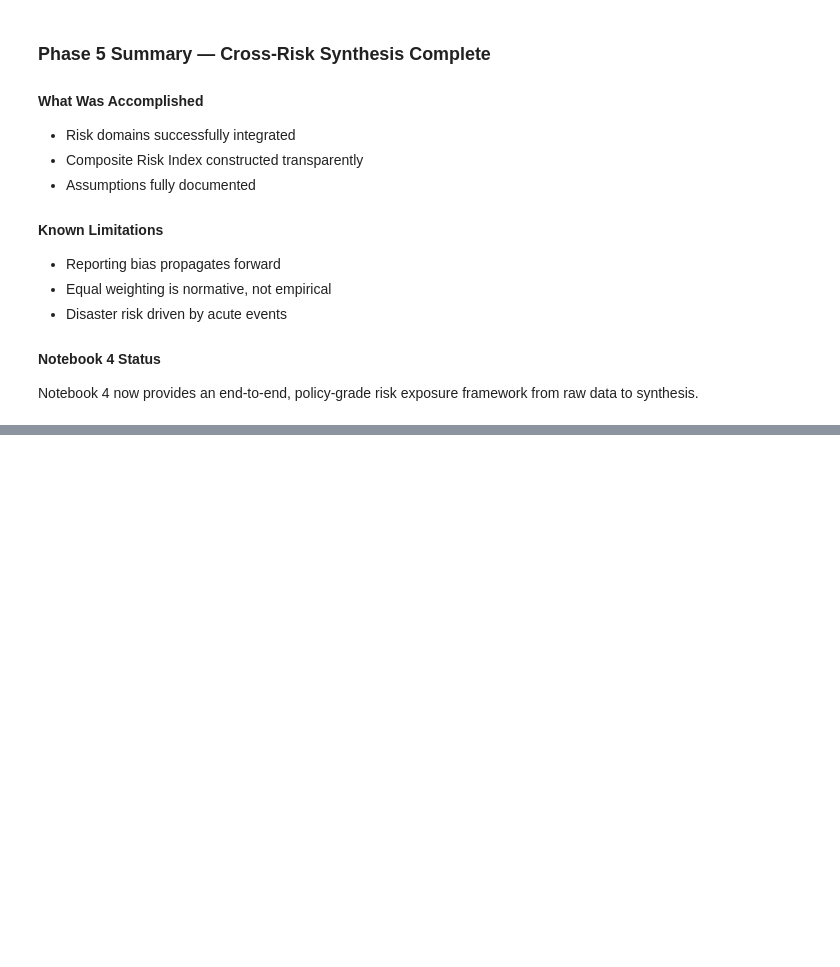
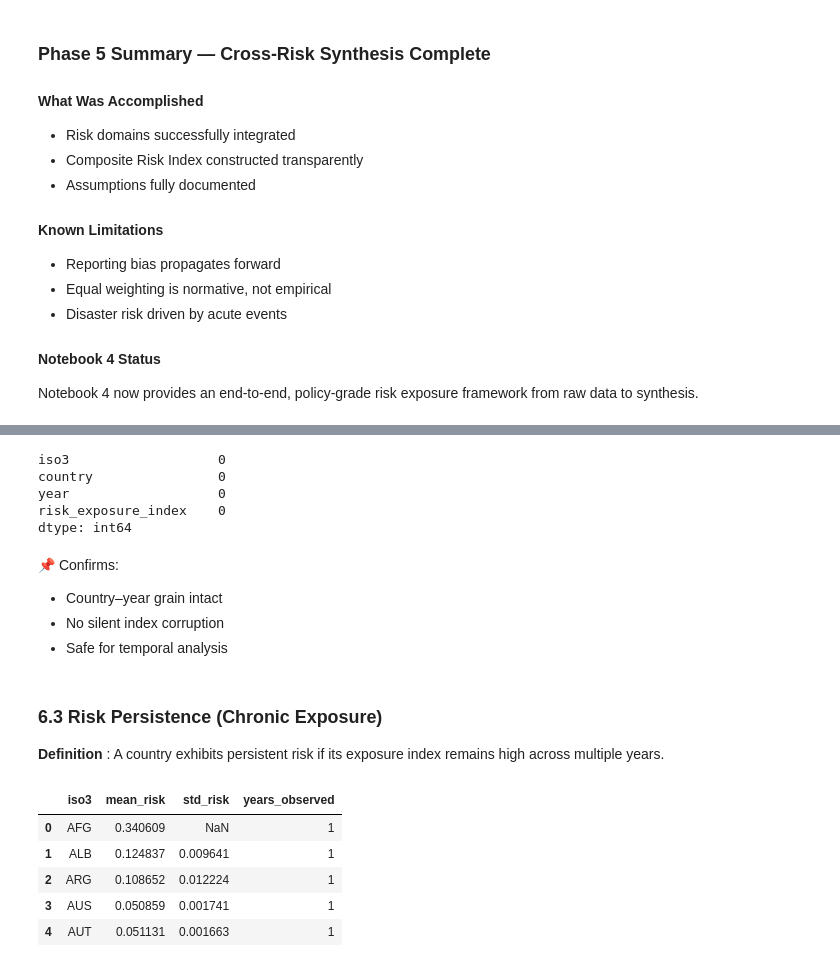
Before and after one commit to Comrade-1729/EDA_MLOPS-Portfolio, a Jupyter notebook: notebooks/04_crime_disaster_risk_eda.ipynb, the cells around one changed output, grey strips where cells are left out. Saved outputs shown, nothing was run; the diff lists cells and outputs as text; code cells hidden in the pictures; blank space fills up the shorter version.

```diff
--- a/notebooks/04_crime_disaster_risk_eda.ipynb
+++ b/notebooks/04_crime_disaster_risk_eda.ipynb
@@ -765,0 +800,37 @@ risk exposure framework from raw data to synthesis.
+# %%
+df_risk.isna().sum()
+# %% [output]
+iso3                   0
+country                0
+year                   0
+risk_exposure_index    0
+dtype: int64
+# %% [markdown]
+📌 Confirms:
+- Country–year grain intact
+- No silent index corruption
+- Safe for temporal analysis
+# %% [markdown]
+### 6.3 Risk Persistence (Chronic Exposure)
+
+**Definition** :
+A country exhibits persistent risk if its exposure index remains high across multiple years.
+# %%
+risk_persistence = (
+    df_risk
+    .groupby("iso3")
+    .agg(
+        mean_risk=("risk_exposure_index", "mean"),
+        std_risk=("risk_exposure_index", "std"),
+        years_observed=("year", "nunique")
+    )
+    .reset_index()
+)
+risk_persistence.head()
+# %% [output]
+|  | iso3 | mean_risk | std_risk | years_observed |
+| 0 | AFG | 0.340609 | NaN | 1 |
+| 1 | ALB | 0.124837 | 0.009641 | 1 |
+| 2 | ARG | 0.108652 | 0.012224 | 1 |
+| 3 | AUS | 0.050859 | 0.001741 | 1 |
+| 4 | AUT | 0.051131 | 0.001663 | 1 |
```
Also changed, not shown: parts of 32 cells of this notebook, 1 other file.
